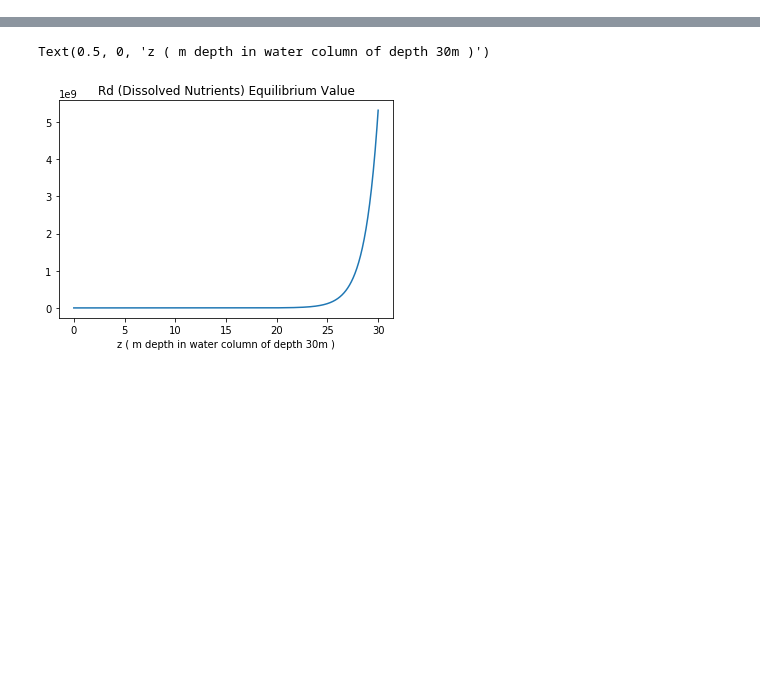
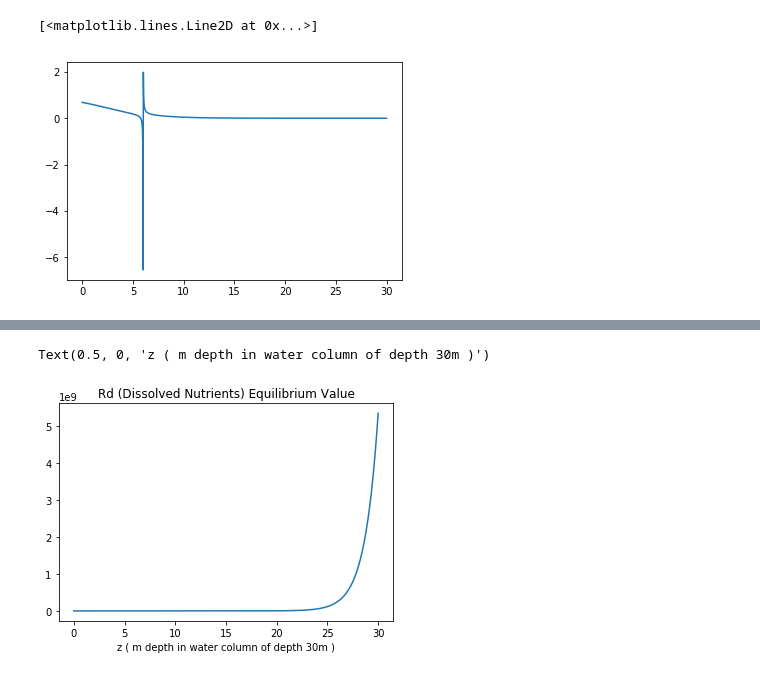
Before and after one commit to alisonpeard/phytoplankton_dynamics, a Jupyter notebook: Python Notebooks/Runge-Kutta Equilibrium (ii).ipynb, the cells around one changed output, grey strips where cells are left out. Drawn from its saved outputs; the diff is of its cells as text; code cells hidden in the pictures; blank space fills up the shorter version.

```diff
--- a/Python Notebooks/Runge-Kutta Equilibrium (ii).ipynb
+++ b/Python Notebooks/Runge-Kutta Equilibrium (ii).ipynb
@@ -109,0 +112,5 @@ results['q'] = np.array(results.Rb1) / np.array(results.A1)
+# %%
+plt.plot(results.p)
+# %% [output]
+[<matplotlib.lines.Line2D at 0x...>]
+[figure, added]
```
Also changed, not shown: parts of 8 cells of this notebook.
